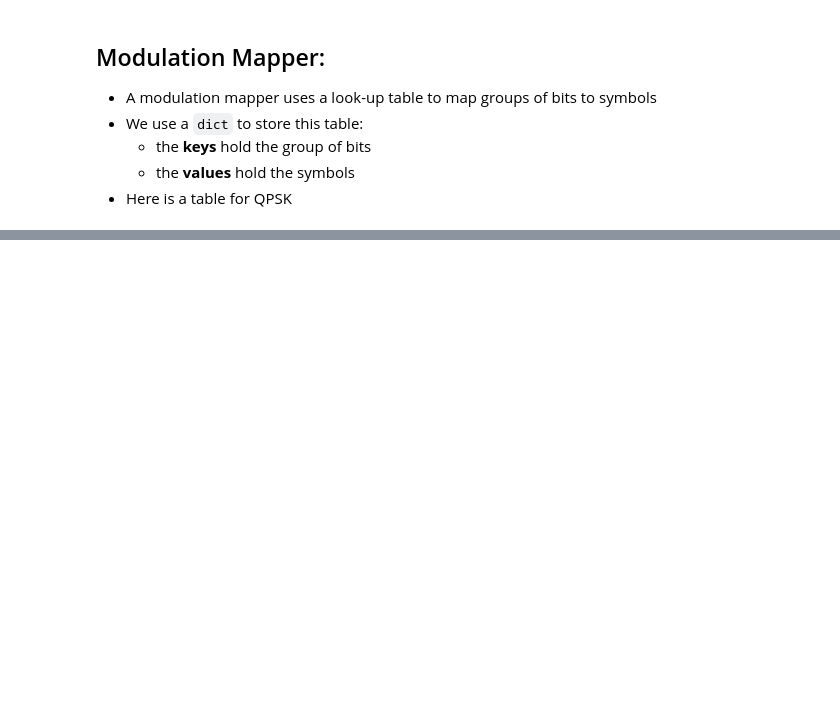
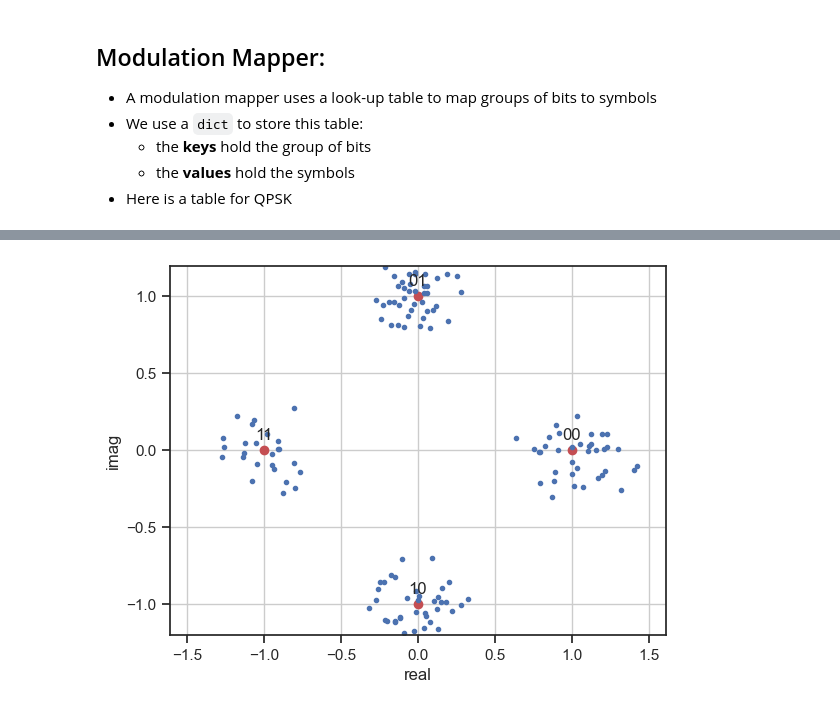
Before and after one commit to bepepa/UG-comms, a Jupyter notebook: notebooks/010_mod_mapper.ipynb, the cells around one changed output, grey strips where cells are left out. Cells and saved outputs as stored; diff of their text form; code cells hidden in the pictures; blank space fills up the shorter version.

```diff
--- a/notebooks/010_mod_mapper.ipynb
+++ b/notebooks/010_mod_mapper.ipynb
@@ -142,5 +230,6 @@ def bits_to_int(bits):
     return res
 # %%
 # Example:
-bits_to_int([1, 1, 1, 1])
+bits = np.array([1, 0, 1, 1], dtype=np.uint8)
+print( f"The bit sequence {bits} corresponds to decimal {bits_to_int(bits)}" )
 # %% [output]
@@ -147,0 +254,6 @@ bits_to_int([1, 1, 1, 1])
+# %%
+K = 4
+for n in range(2**K):
+    assert bits_to_int( int_to_bits(n, K) ) == n
+
+print('OK')
@@ -167,0 +300,11 @@ bits, mod_mapper(bits, QPSK)
+# %%
+def dgnc(symbols, sigma_sq):
+    """discrete Gaussian noise channel"""
+    n_syms = len(symbols)
+
+    if syms.dtype == complex:
+        noise = np.sqrt(sigma_sq/2) * (np.random.randn(n_syms) + 1j * np.random.randn(n_syms))
+    else:
+        noise = np.sqrt(sigma_sq) * np.random.randn(n_syms)
+
+    return symbols + noise
@@ -167,0 +319,29 @@ bits, mod_mapper(bits, QPSK)
+# %%
+# Transmitter
+string = "Now is the time for all good men ..."
+bits = string_source( string )
+syms = mod_mapper( bits, QPSK )
+
+# Channel
+sigma_sq = 0.05
+rec_syms = dgnc(syms, sigma_sq)
+
+# plot the constellation
+for k,v in QPSK.items():
+    plt.plot(v.real, v.imag, 'ro', label=f"{k:02b}")
+    plt.text(v.real, v.imag+0.05, f"{k:02b}", ha='center', va='bottom')
+
+# plot the received symbols
+plt.plot(rec_syms.real, rec_syms.imag, '.')
+
+plt.grid()
+plt.xlabel('real')
+plt.ylabel('imag')
+plt.axis('equal')
+plt.xlim(-1.2, 1.2)
+plt.ylim(-1.2, 1.2)
+#plt.legend()
+
+plt.show()
+# %% [output]
+[figure, added]
```
Also changed, not shown: parts of 30 cells of this notebook.
